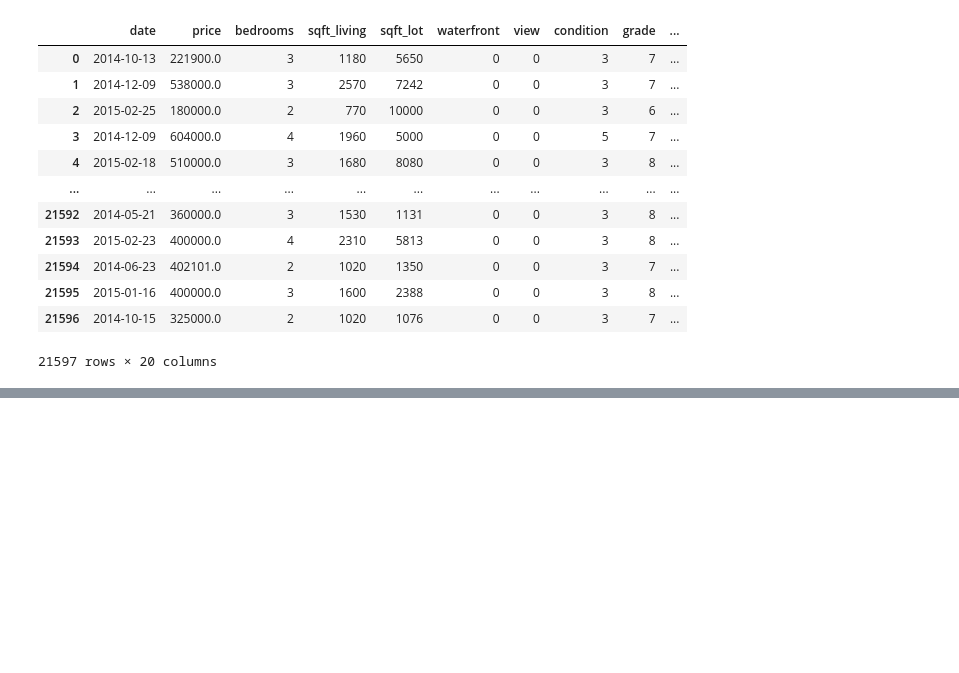
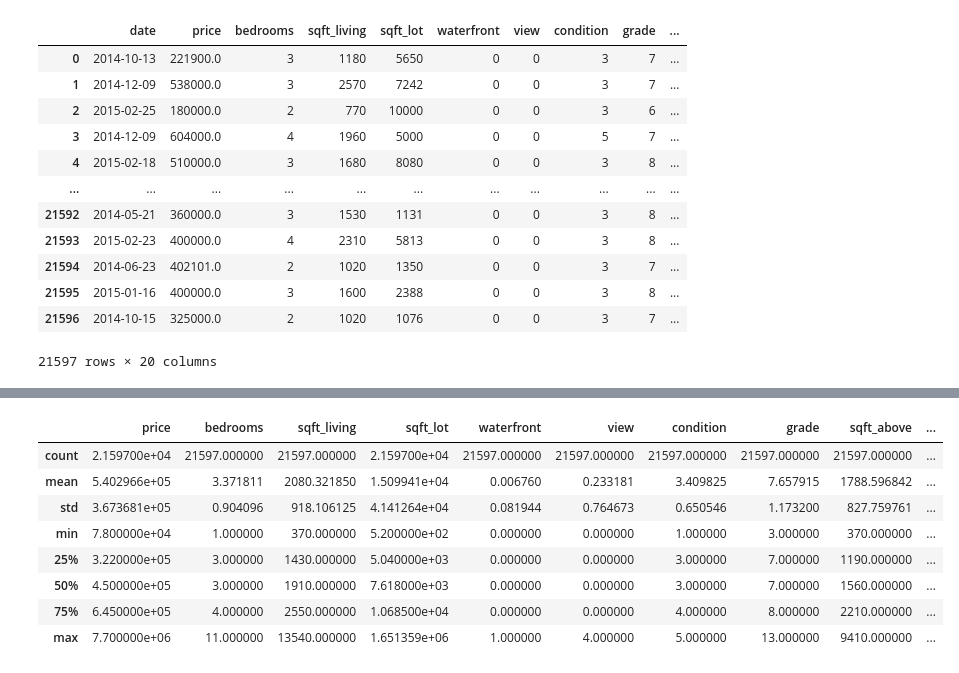
Before and after one commit to Maltanno/Phase2_Project, a Jupyter notebook: Data_Cleaning.ipynb, the cells around one changed output, grey strips where cells are left out. Cells and saved outputs as stored; diff of their text form; code cells hidden in the pictures; blank space fills up the shorter version.

```diff
--- a/Data_Cleaning.ipynb
+++ b/Data_Cleaning.ipynb
@@ -4,7 +4,7 @@
 import pandas as pd
 import numpy as np
 # %%
-data = pd.read_csv('data\data.csv')
+data = pd.read_csv('data/data.csv')
 # %%
 data.sort_values('id')
 # %% [output]
@@ -559,3 +551,15 @@ data
 # %%
 d_in = data.drop(set(list(ind[0])))
 d_in.to_csv('data\clean.csv', index=False)
+# %%
+data.describe()
+# %% [output]
+|  | price | bedrooms | sqft_living | sqft_lot | waterfront | view | condition | grade | sqft_above | ... |
+| count | 2.159700e+04 | 21597.000000 | 21597.000000 | 2.159700e+04 | 21597.000000 | 21597.000000 | 21597.000000 | 21597.000000 | 21597.000000 | ... |
+| mean | 5.402966e+05 | 3.371811 | 2080.321850 | 1.509941e+04 | 0.006760 | 0.233181 | 3.409825 | 7.657915 | 1788.596842 | ... |
+| std | 3.673681e+05 | 0.904096 | 918.106125 | 4.141264e+04 | 0.081944 | 0.764673 | 0.650546 | 1.173200 | 827.759761 | ... |
+| min | 7.800000e+04 | 1.000000 | 370.000000 | 5.200000e+02 | 0.000000 | 0.000000 | 1.000000 | 3.000000 | 370.000000 | ... |
+| 25% | 3.220000e+05 | 3.000000 | 1430.000000 | 5.040000e+03 | 0.000000 | 0.000000 | 3.000000 | 7.000000 | 1190.000000 | ... |
+| 50% | 4.500000e+05 | 3.000000 | 1910.000000 | 7.618000e+03 | 0.000000 | 0.000000 | 3.000000 | 7.000000 | 1560.000000 | ... |
+| 75% | 6.450000e+05 | 4.000000 | 2550.000000 | 1.068500e+04 | 0.000000 | 0.000000 | 4.000000 | 8.000000 | 2210.000000 | ... |
+| max | 7.700000e+06 | 11.000000 | 13540.000000 | 1.651359e+06 | 1.000000 | 4.000000 | 5.000000 | 13.000000 | 9410.000000 | ... |
```
Also changed, not shown: parts of 1 cell of this notebook, 6 other files.
